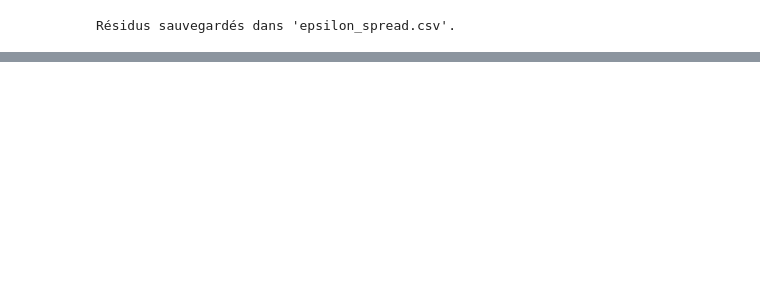
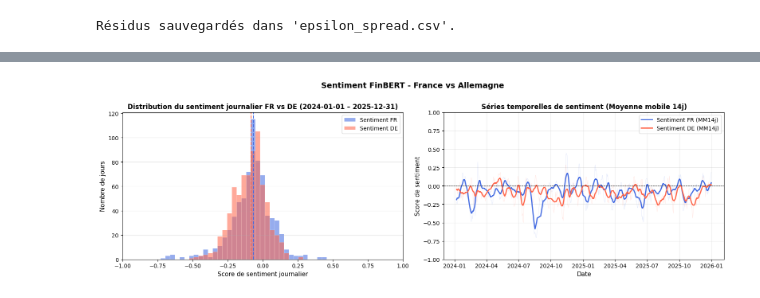
Before and after one commit to elyanrgn/Nowcasting_ENSAE, a Jupyter notebook: src/3_LinearReg/compute_residuals.ipynb, the cells around one changed output, grey strips where cells are left out. Drawn from its saved outputs; the diff is of its cells as text; code cells hidden in the pictures; blank space fills up the shorter version.

```diff
--- a/src/3_LinearReg/compute_residuals.ipynb
+++ b/src/3_LinearReg/compute_residuals.ipynb
@@ -572 +577,98 @@ Notes:
 strong multicollinearity problems or that the design matrix is singular.
+# %%
+# Choisir la période à tracer
+plot_start = pd.to_datetime("2024-01-01")
+plot_end = pd.to_datetime("2025-12-31")
+
+sentiment_FR_plot = sentiment_FR.loc[plot_start:plot_end]
+sentiment_DE_plot = sentiment_DE.loc[plot_start:plot_end]
+
+# Vérifier qu'il y a des données sur la plage demandée
+if sentiment_FR_plot.empty or sentiment_DE_plot.empty:
+    raise ValueError(f"Aucune donnée de sentiment disponible entre {plot_start.date()} et {plot_end.date()}.")
+
+# ── Visualisation du sentiment FR et DE ──────────────────────────────────
+fig, axes = plt.subplots(1, 2, figsize=(16, 5))
+
+# ── Graphique 1 : Distribution du sentiment journalier ────────────────────
+ax1 = axes[0]
+
+bins = np.linspace(-1, 1, 60)
+
+ax1.hist(sentiment_FR_plot.dropna(), bins=bins, alpha=0.55, color='royalblue',
+         label='Sentiment FR', edgecolor='white', linewidth=0.3)
+ax1.hist(sentiment_DE_plot.dropna(), bins=bins, alpha=0.55, color='tomato',
+         label='Sentiment DE', edgecolor='white', linewidth=0.3)
+
+# Lignes médianes
+for series, color in [(sentiment_FR_plot, 'royalblue'), (sentiment_DE_plot, 'tomato')]:
+    ax1.axvline(series.dropna().median(), color=color, linestyle='--', linewidth=1.5, alpha=0.9)
+
+ax1.set_xlim(-1, 1)
+ax1.set_xlabel("Score de sentiment journalier", fontsize=11)
+ax1.set_ylabel("Nombre de jours", fontsize=11)
+ax1.set_title(f"Distribution du sentiment journalier FR vs DE ({plot_start.date()} – {plot_end.date()})", fontsize=12, fontweight='bold')
+ax1.legend(fontsize=10)
+ax1.grid(axis='y', alpha=0.3)
+
+# ── Graphique 2 : Séries temporelles lissées ──────────────────────────────
+ax2 = axes[1]
+
+window = 14  # lissage sur ~1 mois calendaire (fenêtre glissante)
+
+sent_FR_smooth = sentiment_FR_plot.rolling(window=window, min_periods=5, center=True).mean()
+sent_DE_smooth = sentiment_DE_plot.rolling(window=window, min_periods=5, center=True).mean()
+
+# Séries brutes en transparence
+ax2.plot(sentiment_FR_plot.index, sentiment_FR_plot, color='royalblue', alpha=0.15, linewidth=0.6)
+ax2.plot(sentiment_DE_plot.index, sentiment_DE_plot, color='tomato',    alpha=0.15, linewidth=0.6)
+
+# Séries lissées
+ax2.plot(sent_FR_smooth.index, sent_FR_smooth, color='royalblue', linewidth=2,
+         label=f'Sentiment FR (MM{window}j)')
+ax2.plot(sent_DE_smooth.index, sent_DE_smooth, color='tomato',    linewidth=2,
+         label=f'Sentiment DE (MM{window}j)')
+
+ax2.axhline(0, color='black', linestyle='--', linewidth=0.8, alpha=0.5)
+ax2.set_ylim(-1, 1)
+ax2.set_xlabel("Date", fontsize=11)
+ax2.set_ylabel("Score de sentiment", fontsize=11)
+ax2.set_title(f"Séries temporelles de sentiment (Moyenne mobile {window}j)", fontsize=12, fontweight='bold')
+ax2.legend(fontsize=10)
+ax2.grid(alpha=0.25)
+
+# # Fond grisé si VSTOXX > médiane (périodes de stress)
+# try:
+#     vstoxx_s = volatality_euro_stock.reindex(sentiment_FR_plot.index).ffill()
+#     high = vstoxx_s > vstoxx_s.median()
+#     in_stress = False
+#     t0 = None
+#     for date, val in high.items():
+#         if val and not in_stress:
+#             t0, in_stress = date, True
+#         elif not val and in_stress:
+#             ax2.axvspan(t0, date, alpha=0.07, color='grey', lw=0)
+#             in_stress = False
+#     if in_stress:
+#         ax2.axvspan(t0, high.index[-1], alpha=0.07, color='grey', lw=0)
+#     # Légende stress
+#     from matplotlib.patches import Patch
+#     handles, labels = ax2.get_legend_handles_labels()
+#     handles.append(Patch(facecolor='grey', alpha=0.25, label='Stress (VSTOXX > médiane)'))
+#     ax2.legend(handles=handles, fontsize=9)
+# except Exception:
+#     pass  # si VSTOXX non dispo sur cette période, on ignore
+
+plt.suptitle("Sentiment FinBERT - France vs Allemagne", fontsize=14, fontweight='bold', y=1.01)
+plt.tight_layout()
+plt.show()
+
+# Stats descriptives
+print(f"\n── Statistiques descriptives ({plot_start.date()} – {plot_end.date()}) ──")
+desc = pd.DataFrame({
+    'Sentiment_FR': sentiment_FR_plot.describe(),
+    'Sentiment_DE': sentiment_DE_plot.describe(),
+})
+print(desc.round(4))
+# %% [output]
+[figure, added]
```
Also changed, not shown: parts of 9 cells of this notebook, 5 other files.
